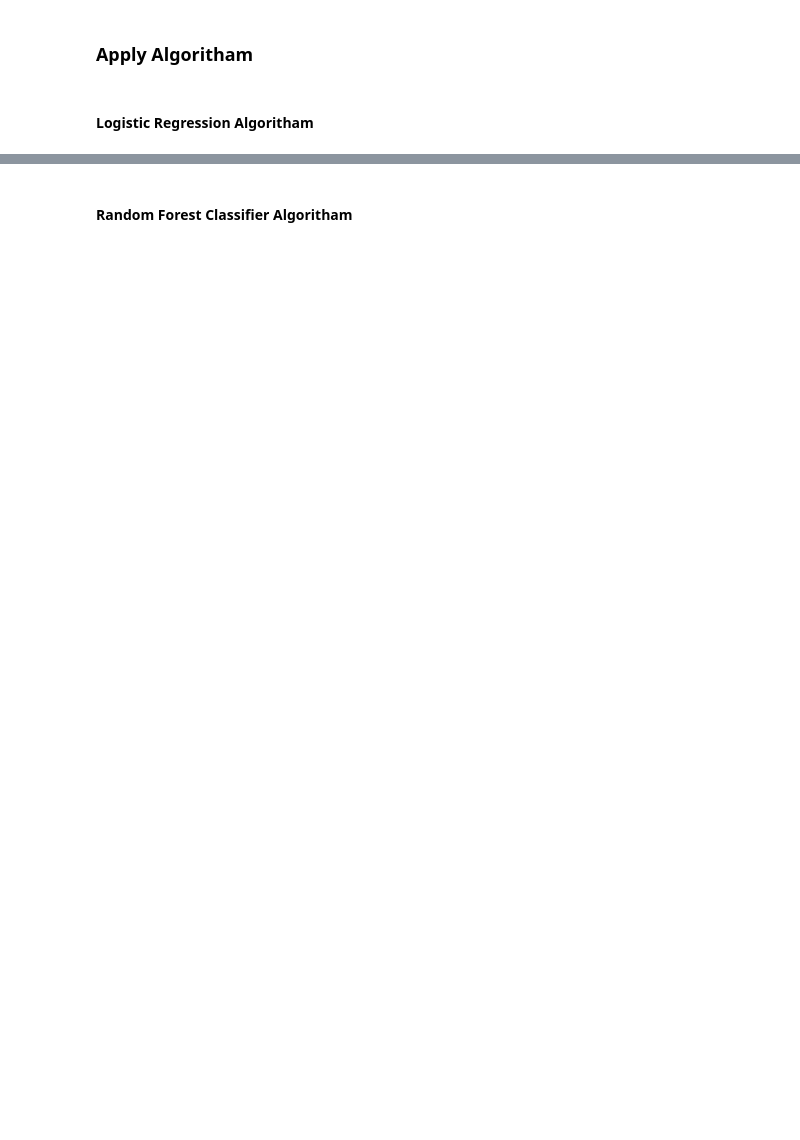
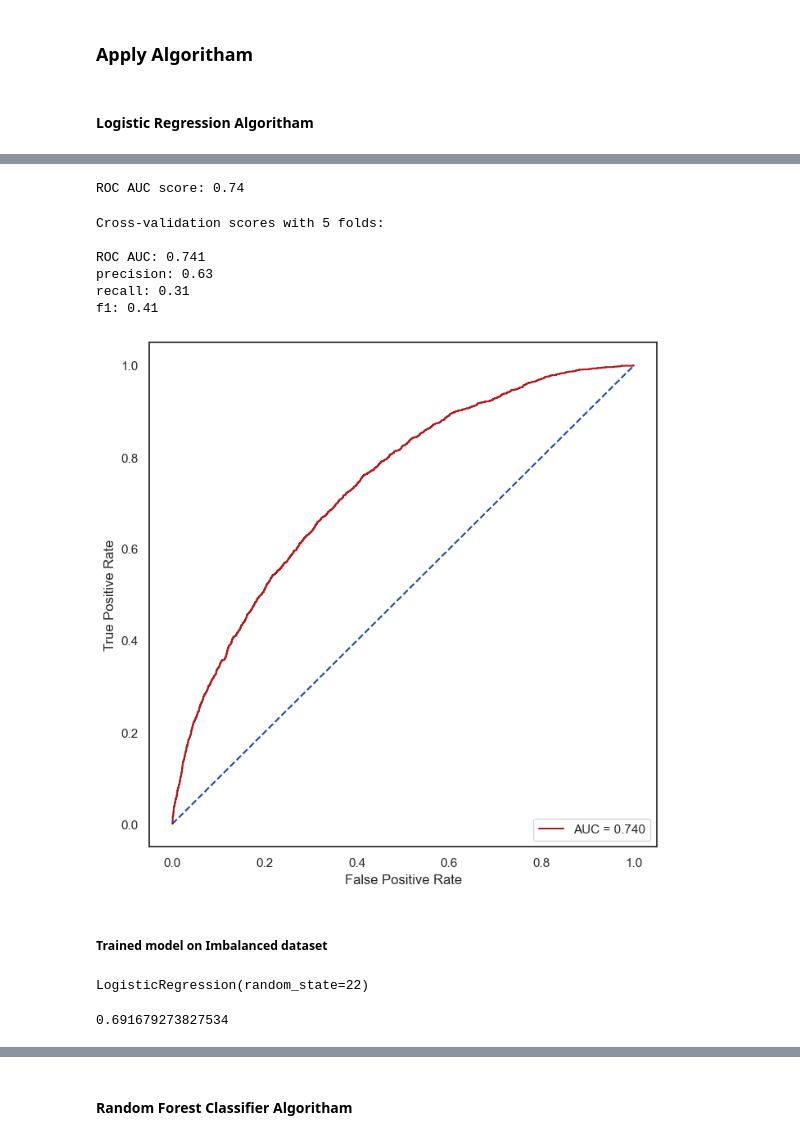
Before and after one commit to VishalVasoya1/Monsoon-CreditTech-DS-Assignment, a Jupyter notebook: assignment.ipynb, the cells around one changed output, grey strips where cells are left out. Cells and saved outputs as stored; diff of their text form; code cells hidden in the pictures; blank space fills up the shorter version.

Commit message:
feature improvement and feature selection

```diff
--- a/assignment.ipynb
+++ b/assignment.ipynb
@@ -475,0 +551,7 @@ memory usage: 8.9+ MB
+# %%
+# Separate the features and target variable
+X_whole_standard = df_standard.drop(['Unique_ID','Dependent_Variable'], axis=1)  # Drop the target variable to get the input features
+y_whole_standard = df_standard['Dependent_Variable']  # Select only the target variable
+# %%
+# Split the dataset into training and testing sets (adjust test_size as needed)
+X_train_w_s, X_test_w_s, y_train_w_s, y_test_w_s = train_test_split(X_whole_standard, y_whole_standard, test_size=0.2, random_state=42, stratify=y_whole_standard)
@@ -578,0 +677,3 @@ plt.show()
+# %%
+lg_w_s = LogisticRegression(random_state = 22)
+lg_w_s.fit(X_train_w_s, y_train_w_s)
@@ -578,0 +686,3 @@ plt.show()
+# %%
+y_pred_w_s = lg_w_s.predict(X_test_w_s)
+y_prob_w_s = lg_w_s.predict_proba(X_test_w_s)[:,1]
@@ -578,0 +707,4 @@ plt.show()
+# %%
+print(f'ROC AUC score: {round(roc_auc_score(y_test_w_s, y_prob_w_s), 3)}')
+# %% [output]
+ROC AUC score: 0.74
@@ -578,0 +721,41 @@ plt.show()
+# %%
+print('Cross-validation scores with 5 folds:')
+print('')
+print(f"ROC AUC: {roc_auc}")
+print(f"precision: {precision}")
+print(f"recall: {recall}")
+print(f"f1: {f1score}")
+# %% [output]
+Cross-validation scores with 5 folds:
+
+ROC AUC: 0.741
+precision: 0.63
+recall: 0.31
+f1: 0.41
+# %%
+# Roc curve
+false_positive_rate, true_positive_rate, thresholds = roc_curve(y_test_w_s, y_prob_w_s)
+roc_auc = auc(false_positive_rate, true_positive_rate)
+
+sns.set_theme(style = 'white')
+plt.figure(figsize = (8, 8))
+plt.plot(false_positive_rate,true_positive_rate, color = '#b01717', label = 'AUC = %0.3f' % roc_auc)
+plt.legend(loc = 'lower right')
+plt.plot([0, 1], [0, 1], linestyle = '--', color = '#174ab0')
+plt.axis('tight')
+plt.ylabel('True Positive Rate')
+plt.xlabel('False Positive Rate')
+plt.show()
+# %% [output]
+[figure, added]
+# %% [markdown]
+##### Trained model on Imbalanced dataset
+# %%
+lg_w = LogisticRegression(random_state = 22)
+lg_w.fit(X_train_w, y_train_w)
+# %% [output]
+LogisticRegression(random_state=22)
+# %%
+lg_w.score(X_test_w, y_test_w)
+# %% [output]
+0.691679273827534
```
Also changed, not shown: parts of 134 cells of this notebook, 1 other file.
